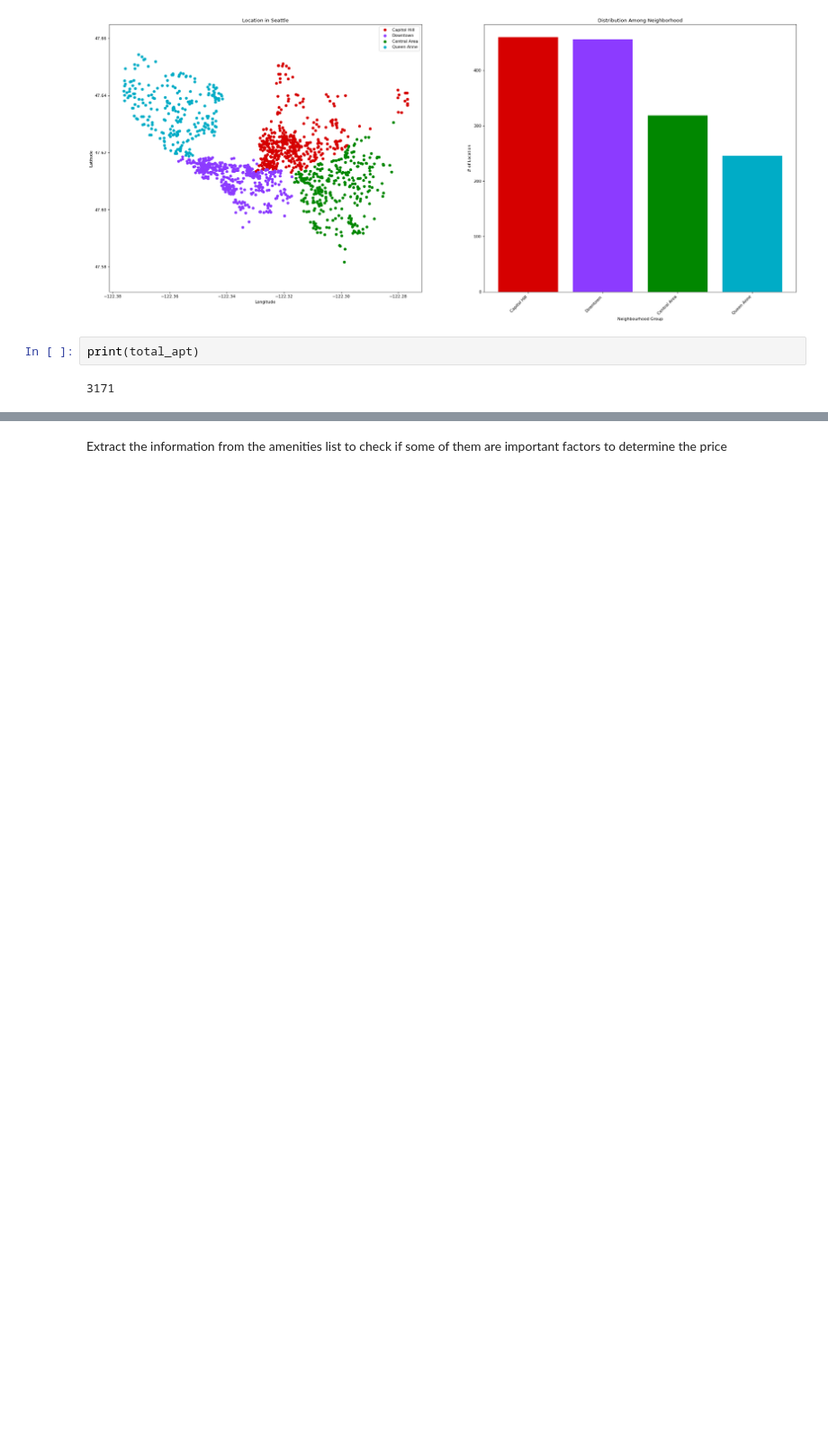
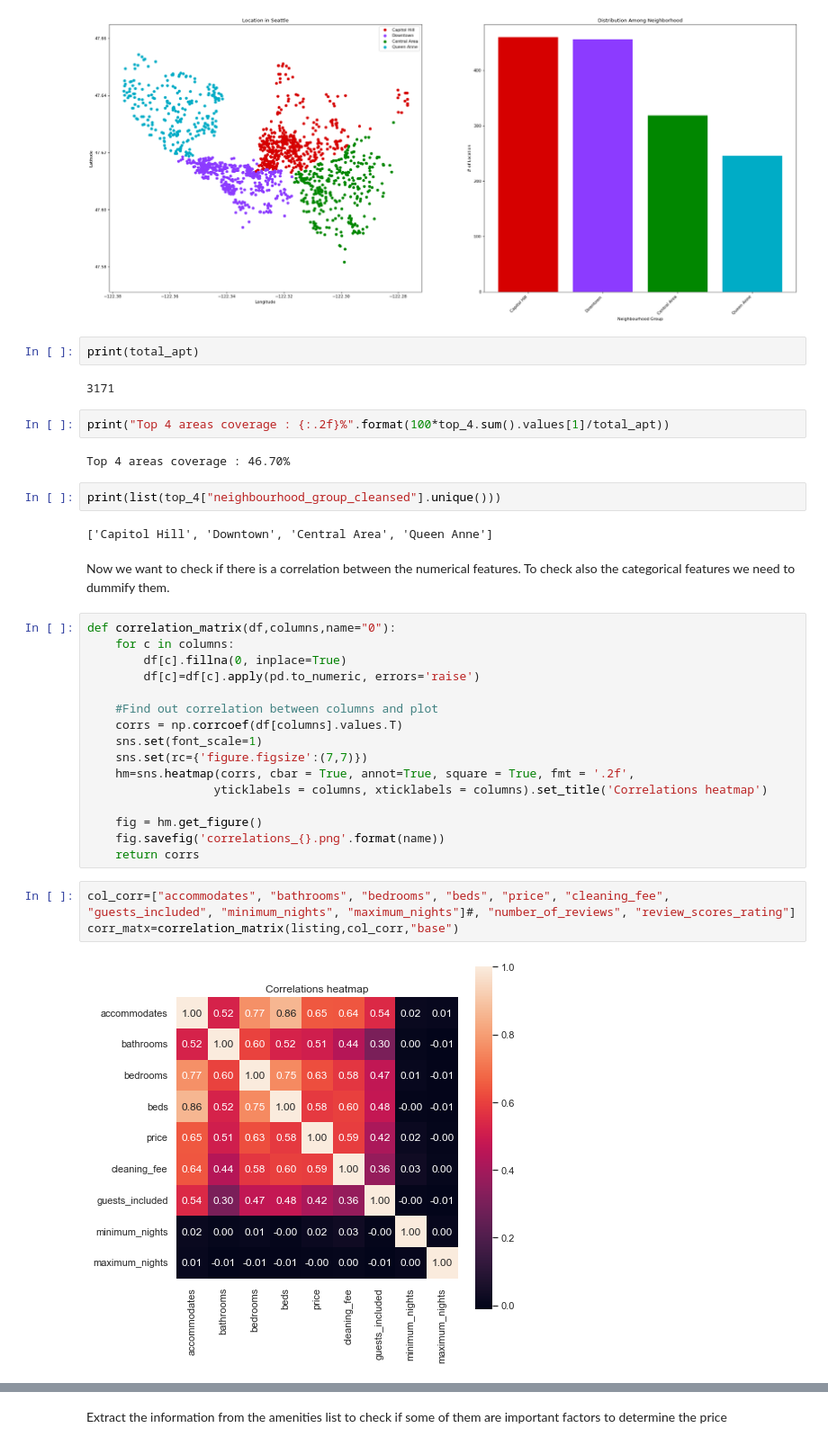
Before and after one commit to gek20/Write_a_Data_Science_Blog_Post, a Jupyter notebook: data_preprocessing.ipynb, the cells around one changed output, grey strips where cells are left out. Shown at 90% size. Drawn from its saved outputs; the diff is of its cells as text; blank space fills up the shorter version.

Commit message:
new file, more clean and with better goals

```diff
--- a/data_preprocessing.ipynb
+++ b/data_preprocessing.ipynb
@@ -249,3 +249,34 @@ top_4 = plot_graphs_location_distribution(new_listing)
 print(total_apt)
 # %% [output]
 3171
+# %%
+print("Top 4 areas coverage : {:.2f}%".format(100*top_4.sum().values[1]/total_apt))
+# %% [output]
+Top 4 areas coverage : 46.70%
+# %%
+print(list(top_4["neighbourhood_group_cleansed"].unique()))
+# %% [output]
+['Capitol Hill', 'Downtown', 'Central Area', 'Queen Anne']
+# %% [markdown]
+Now we want to check if there is a correlation between the numerical features. To check also the categorical features we need to dummify them.
+# %%
+def correlation_matrix(df,columns,name="0"):
+    for c in columns:
+        df[c].fillna(0, inplace=True)
+        df[c]=df[c].apply(pd.to_numeric, errors='raise')
+
+    #Find out correlation between columns and plot
+    corrs = np.corrcoef(df[columns].values.T)
+    sns.set(font_scale=1)
+    sns.set(rc={'figure.figsize':(7,7)})
+    hm=sns.heatmap(corrs, cbar = True, annot=True, square = True, fmt = '.2f',
+                  yticklabels = columns, xticklabels = columns).set_title('Correlations heatmap')
+
+    fig = hm.get_figure()
+    fig.savefig('correlations_{}.png'.format(name))
+    return corrs
+# %%
+col_corr=["accommodates", "bathrooms", "bedrooms", "beds", "price", "cleaning_fee", "guests_included", "minimum_nights", "maximum_nights"]#, "number_of_reviews", "review_scores_rating"]
+corr_matx=correlation_matrix(listing,col_corr,"base")
+# %% [output]
+[figure, added]
```
Also changed, not shown: parts of 16 cells of this notebook, 2 other files.
